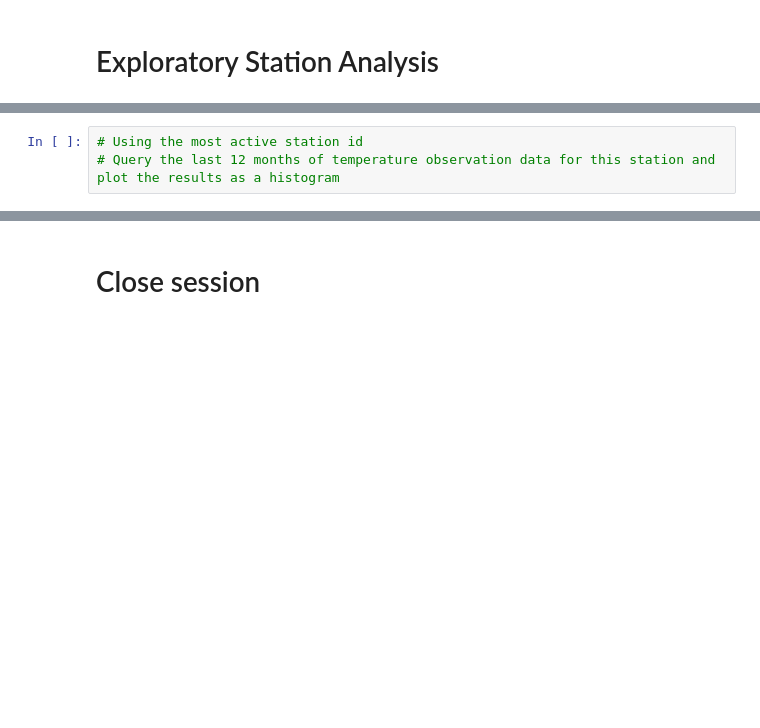
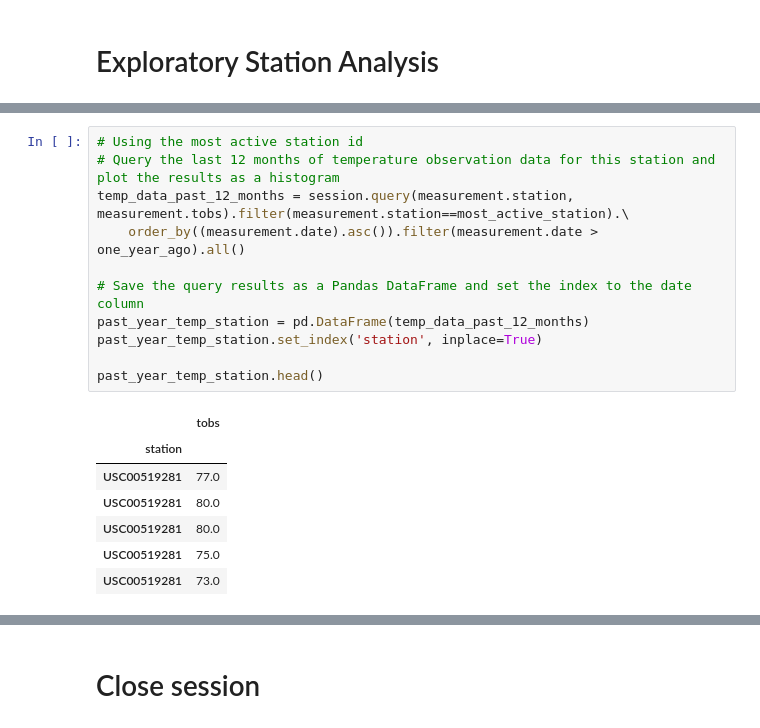
Before and after one commit to NHoyer95/sqlalchemy-challenge, a Jupyter notebook: notebooks and tools/climate_starter.ipynb, the cells around one changed output, grey strips where cells are left out. Drawn from its saved outputs; the diff is of its cells as text; blank space fills up the shorter version.

```diff
--- a/notebooks and tools/climate_starter.ipynb
+++ b/notebooks and tools/climate_starter.ipynb
@@ -96,3 +124,19 @@ last_year_precip_df.describe()
 # %%
 # Using the most active station id
 # Query the last 12 months of temperature observation data for this station and plot the results as a histogram
+temp_data_past_12_months = session.query(measurement.station, measurement.tobs).filter(measurement.station==most_active_station).\
+    order_by((measurement.date).asc()).filter(measurement.date > one_year_ago).all()
+
+# Save the query results as a Pandas DataFrame and set the index to the date column
+past_year_temp_station = pd.DataFrame(temp_data_past_12_months)
+past_year_temp_station.set_index('station', inplace=True)
+
+past_year_temp_station.head()
+# %% [output]
+|  | tobs |
+| station |  |
+| USC00519281 | 77.0 |
+| USC00519281 | 80.0 |
+| USC00519281 | 80.0 |
+| USC00519281 | 75.0 |
+| USC00519281 | 73.0 |
```
Also changed, not shown: parts of 7 cells of this notebook.
